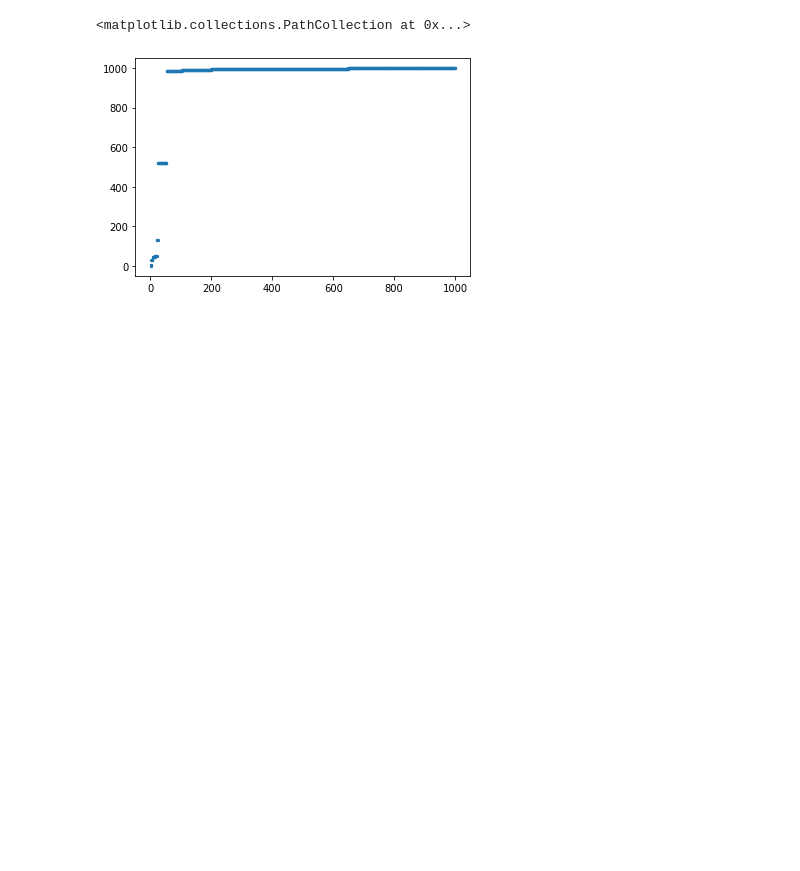
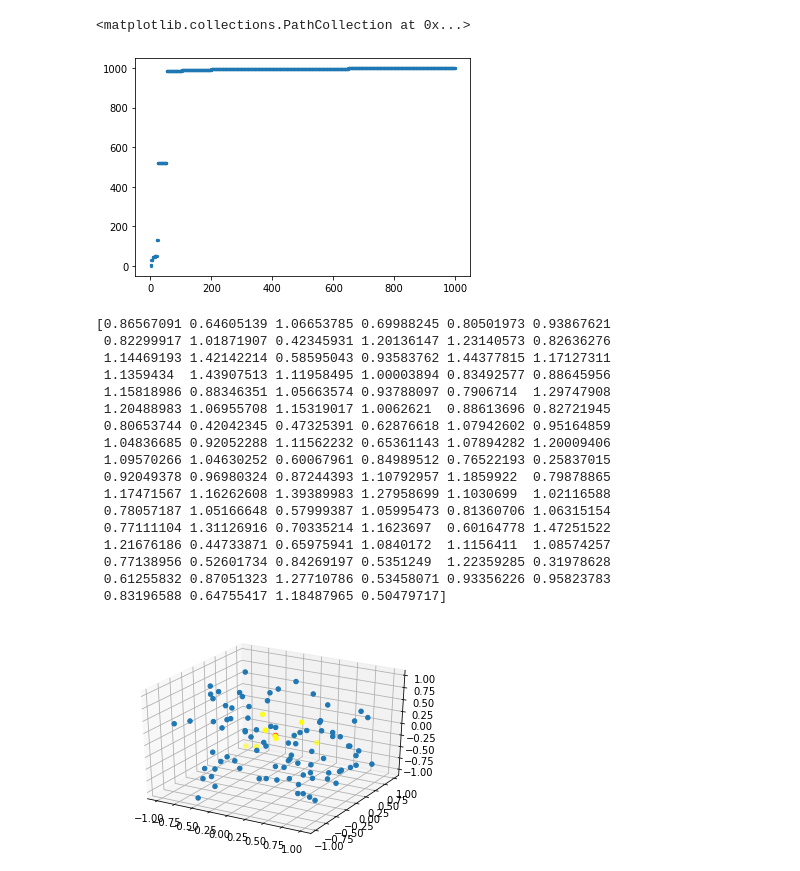
Before and after one commit to neurodata/hayden, a Jupyter notebook: geodesic-learning/circle.ipynb, the cells around one changed output. Cells and saved outputs as stored; diff of their text form; code cells hidden in the pictures; blank space fills up the shorter version.

```diff
--- a/geodesic-learning/circle.ipynb
+++ b/geodesic-learning/circle.ipynb
@@ -173,3 +328,34 @@ ax.scatter(range(1, n), k_primes, s = 5)
 # %% [output]
 <matplotlib.collections.PathCollection at 0x...>
 [figure]
+# %%
+Xs_cube, nn_cube = generate_cube(100, d=3)
+
+from mpl_toolkits.mplot3d import Axes3D
+
+fig = plt.figure()
+ax = fig.add_subplot(111, projection='3d')
+ax.scatter(Xs_cube[1:][nn_cube[10:],0], Xs_cube[1:][nn_cube[10:],1], Xs_cube[1:][nn_cube[10:],2],alpha=1)
+ax.scatter(0,0,0, c='r')
+ax.scatter(Xs_cube[1:][nn_cube[:10],0], Xs_cube[1:][nn_cube[:10],1], Xs_cube[1:][nn_cube[:10],2], c='yellow')
+
+plt.savefig('3d_cube.png', dpi=500)
+# %% [output]
+[0.86567091 0.64605139 1.06653785 0.69988245 0.80501973 0.93867621
+ 0.82299917 1.01871907 0.42345931 1.20136147 1.23140573 0.82636276
+ 1.14469193 1.42142214 0.58595043 0.93583762 1.44377815 1.17127311
+ 1.1359434  1.43907513 1.11958495 1.00003894 0.83492577 0.88645956
+ 1.15818986 0.88346351 1.05663574 0.93788097 0.7906714  1.29747908
+ 1.20488983 1.06955708 1.15319017 1.0062621  0.88613696 0.82721945
+ 0.80653744 0.42042345 0.47325391 0.62876618 1.07942602 0.95164859
+ 1.04836685 0.92052288 1.11562232 0.65361143 1.07894282 1.20009406
+ 1.09570266 1.04630252 0.60067961 0.84989512 0.76522193 0.25837015
+ 0.92049378 0.96980324 0.87244393 1.10792957 1.1859922  0.79878865
+ 1.17471567 1.16262608 1.39389983 1.27958699 1.1030699  1.02116588
+ 0.78057187 1.05166648 0.57999387 1.05995473 0.81360706 1.06315154
+ 0.77111104 1.31126916 0.70335214 1.1623697  0.60164778 1.47251522
+ 1.21676186 0.44733871 0.65975941 1.0840172  1.1156411  1.08574257
+ 0.77138956 0.52601734 0.84269197 0.5351249  1.22359285 0.31978628
+ 0.61255832 0.87051323 1.27710786 0.53458071 0.93356226 0.95823783
+ 0.83196588 0.64755417 1.18487965 0.50479717]
+[figure, added]
```
Also changed, not shown: parts of 14 cells of this notebook, 11 other files.
